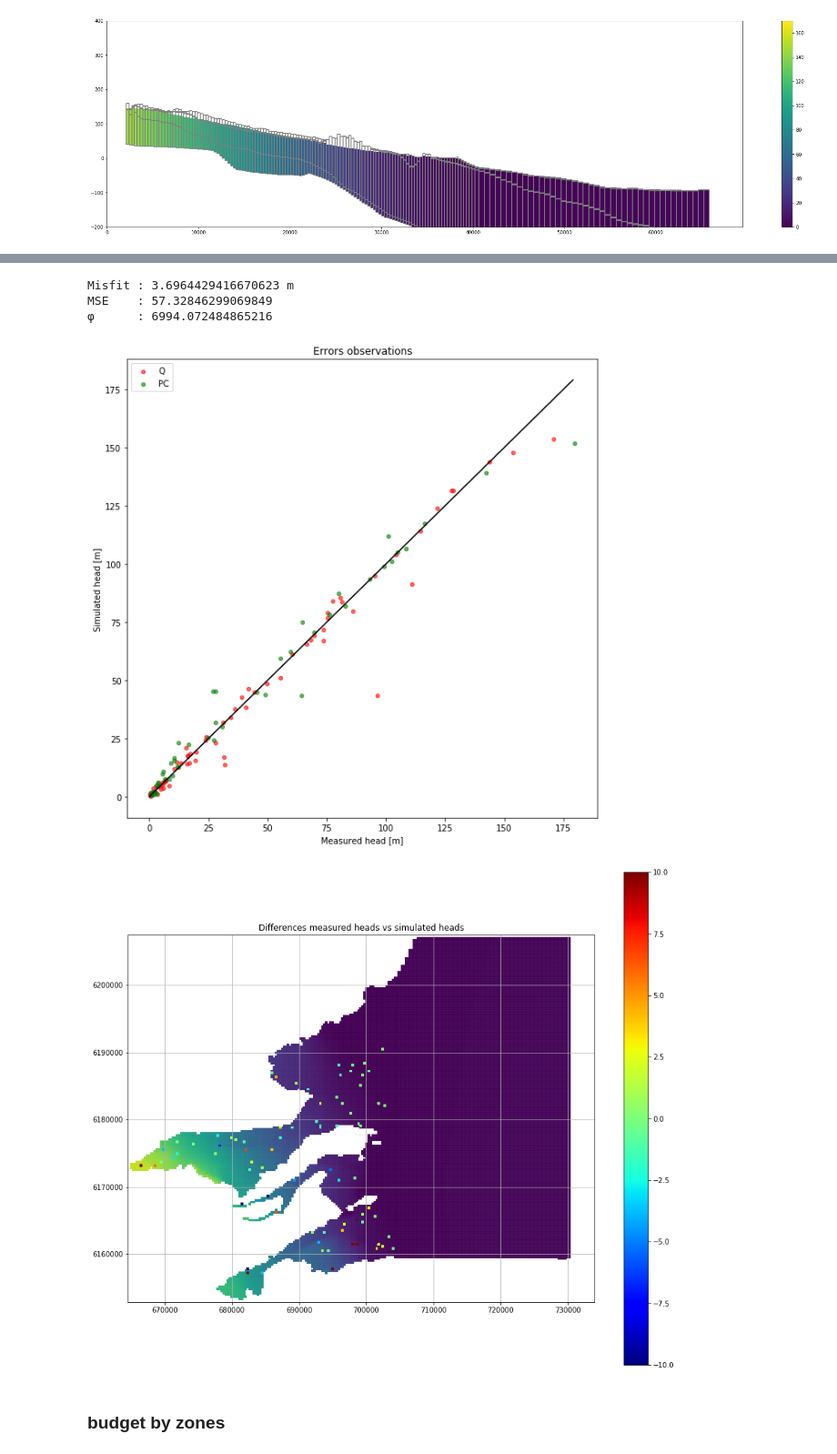
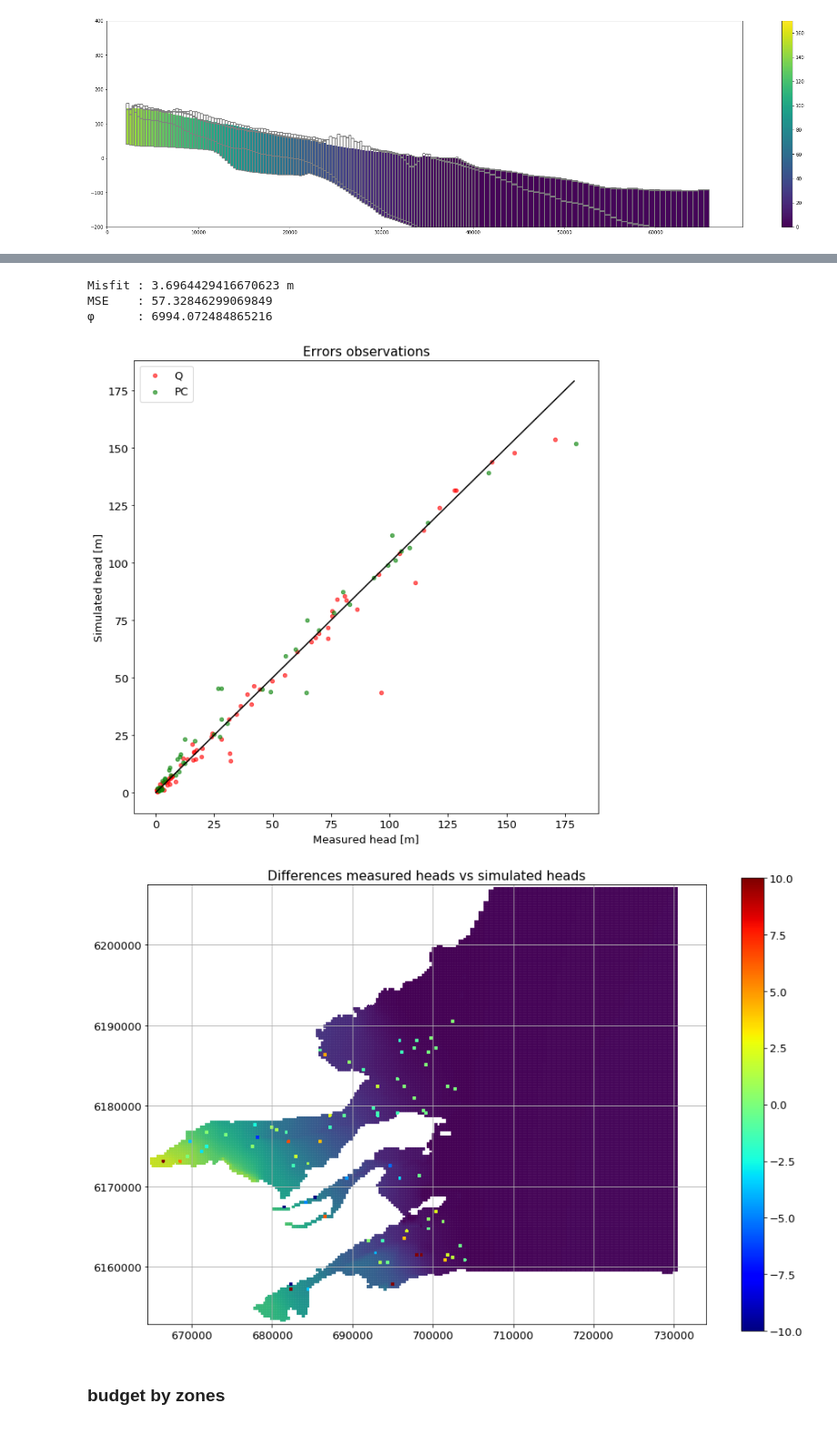
Before and after one commit to LudovicSchorpp/TM_Ludovic_Schorpp, a Jupyter notebook: codes_tests/Modeles3D/test_3D/test_3D.ipynb, the cells around one changed output, grey strips where cells are left out. Shown at 91% size. Cells and saved outputs as stored; diff of their text form; code cells hidden in the pictures.

Commit message:
figures !

```diff
--- a/codes_tests/Modeles3D/test_3D/test_3D.ipynb
+++ b/codes_tests/Modeles3D/test_3D/test_3D.ipynb
@@ -487,0 +484,2 @@ ax.grid()
+# %%
+plt.rcParams.update({'font.size': 10})
@@ -544,31 +617,31 @@ print("\u03C6      : {}".format(phi))
 Misfit : 3.6964429416670623 m
 MSE    : 57.32846299069849
 φ      : 6994.072484865216
-[figure, old version]
+[figure, new version]
 # %%
 # retrieve heads
 head = get_heads(model_name,model_dir)
 
 # initialize plot
-fig = plt.figure(figsize=(15,13))
+fig = plt.figure(figsize=(15,10))
 layer = 1
 ax  = plt.subplot(1, 1,1, aspect='equal')
 ml = fp.plot.PlotMapView(model=gwf,layer=layer)
 
 back = ml.plot_array(head[layer],masked_values=[1e30],alpha=0.8)
 back.set_clim(0,170)
 
 head = head.reshape(nlay*nrow*ncol)
 head[Control_pz==0]=None
 comp = (Control_pz - head).reshape(nlay,nrow,ncol)
 err = ml.plot_array(comp[layer],cmap="jet",vmin=-10,vmax=10)
 
 plt.title("Differences measured heads vs simulated heads")
 
 plt.colorbar(err)
 plt.grid()
 # %% [output]
-[figure, old version]
+[figure, new version]
 # %%
 def Misfit(kh):
 
```
Also changed, not shown: parts of 7 cells of this notebook, 8 other files.
